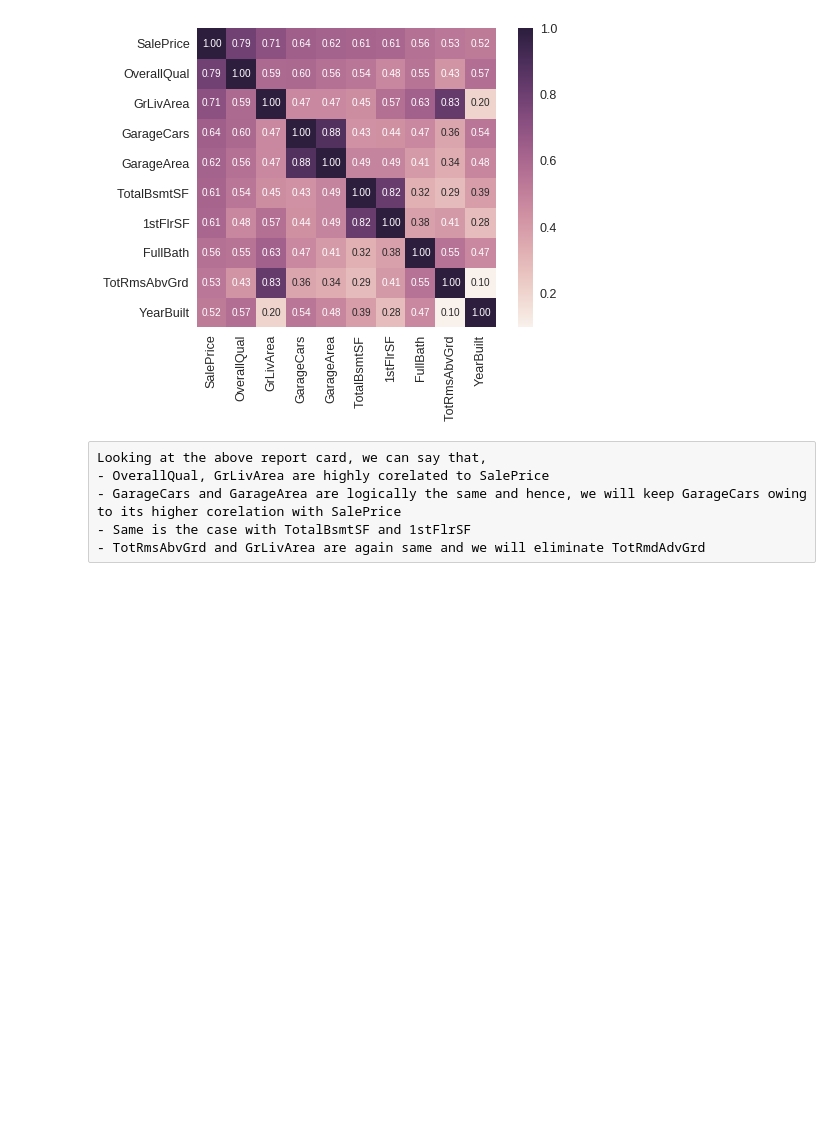
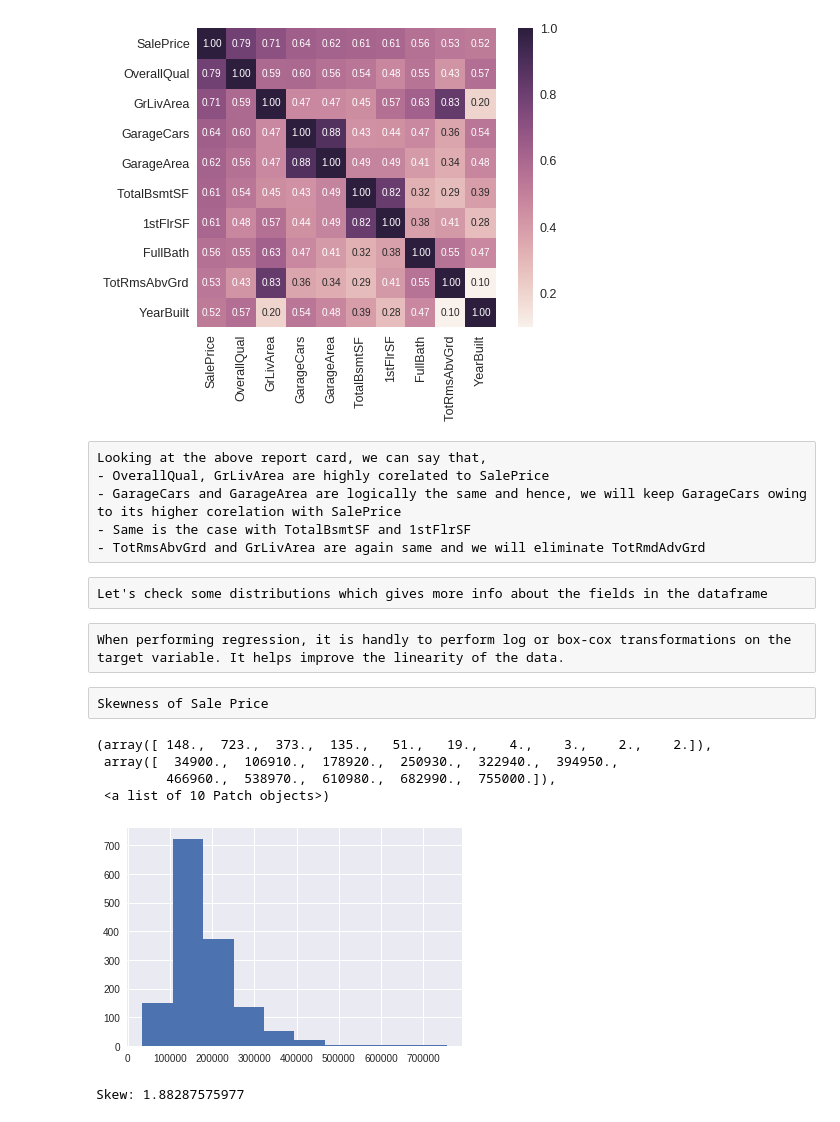
Before and after one commit to vikramriyer/Data_Analysis_Multiple, a Jupyter notebook: HousePrices.ipynb, the cells around one changed output. Drawn from its saved outputs; the diff is of its cells as text; code cells hidden in the pictures; blank space fills up the shorter version.

```diff
--- a/HousePrices.ipynb
+++ b/HousePrices.ipynb
@@ -151,3 +166,21 @@ Looking at the above report card, we can say that,
 - GarageCars and GarageArea are logically the same and hence, we will keep GarageCars owing to its higher corelation with SalePrice
 - Same is the case with TotalBsmtSF and 1stFlrSF
 - TotRmsAbvGrd and GrLivArea are again same and we will eliminate TotRmdAdvGrd
+# %% [raw]
+Let's check some distributions which gives more info about the fields in the dataframe
+# %% [raw]
+When performing regression, it is handly to perform log or box-cox transformations on the target variable. It helps improve the linearity of the data.
+# %% [raw]
+Skewness of Sale Price
+# %%
+plt.hist(train.SalePrice)
+# %% [output]
+(array([ 148.,  723.,  373.,  135.,   51.,   19.,    4.,    3.,    2.,    2.]),
+ array([  34900.,  106910.,  178920.,  250930.,  322940.,  394950.,
+         466960.,  538970.,  610980.,  682990.,  755000.]),
+ <a list of 10 Patch objects>)
+[figure, added]
+# %%
+print("Skew: "+ str(train.SalePrice.skew()))
+# %% [output]
+Skew: 1.88287575977
```
Also changed, not shown: parts of 24 cells of this notebook.
